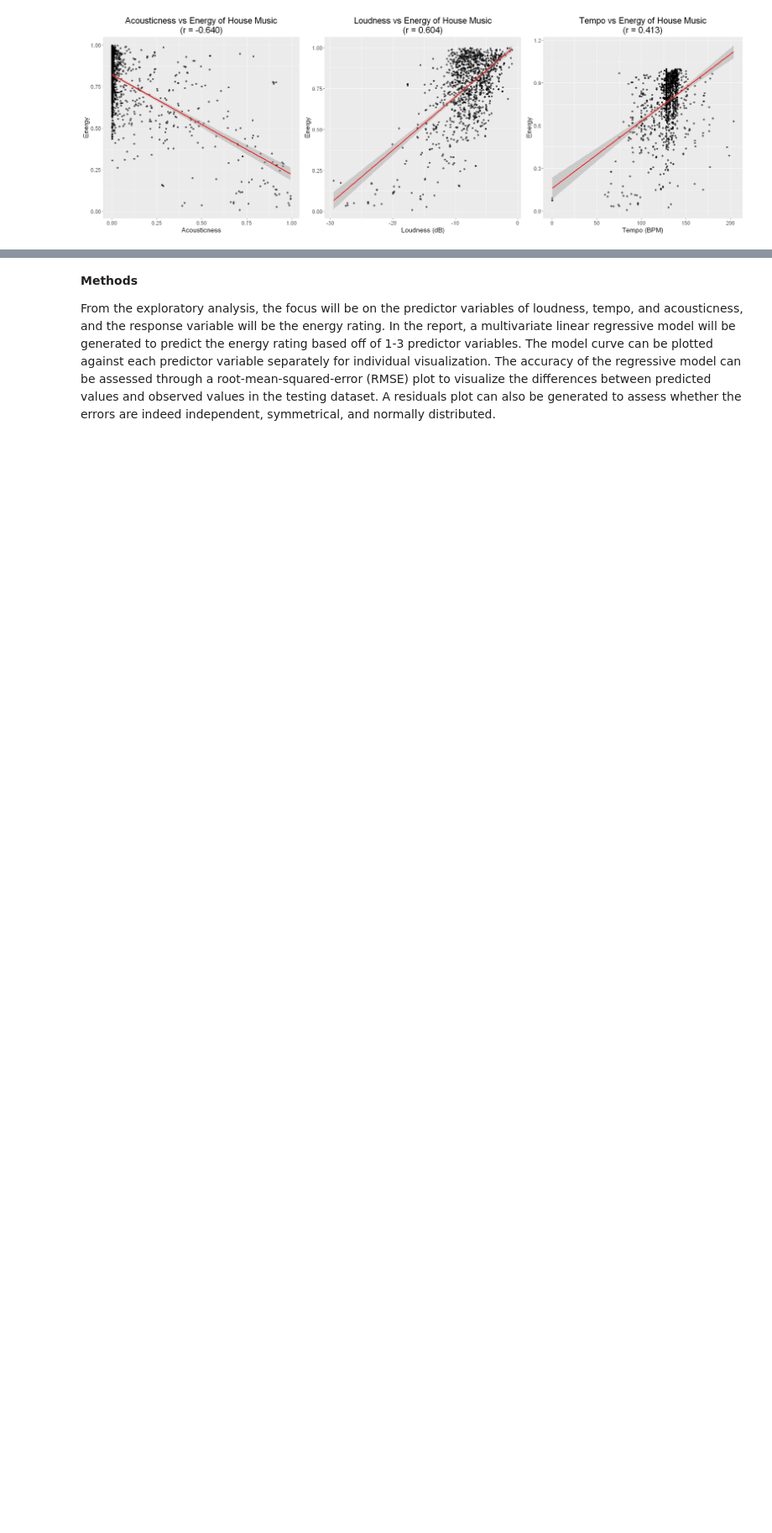
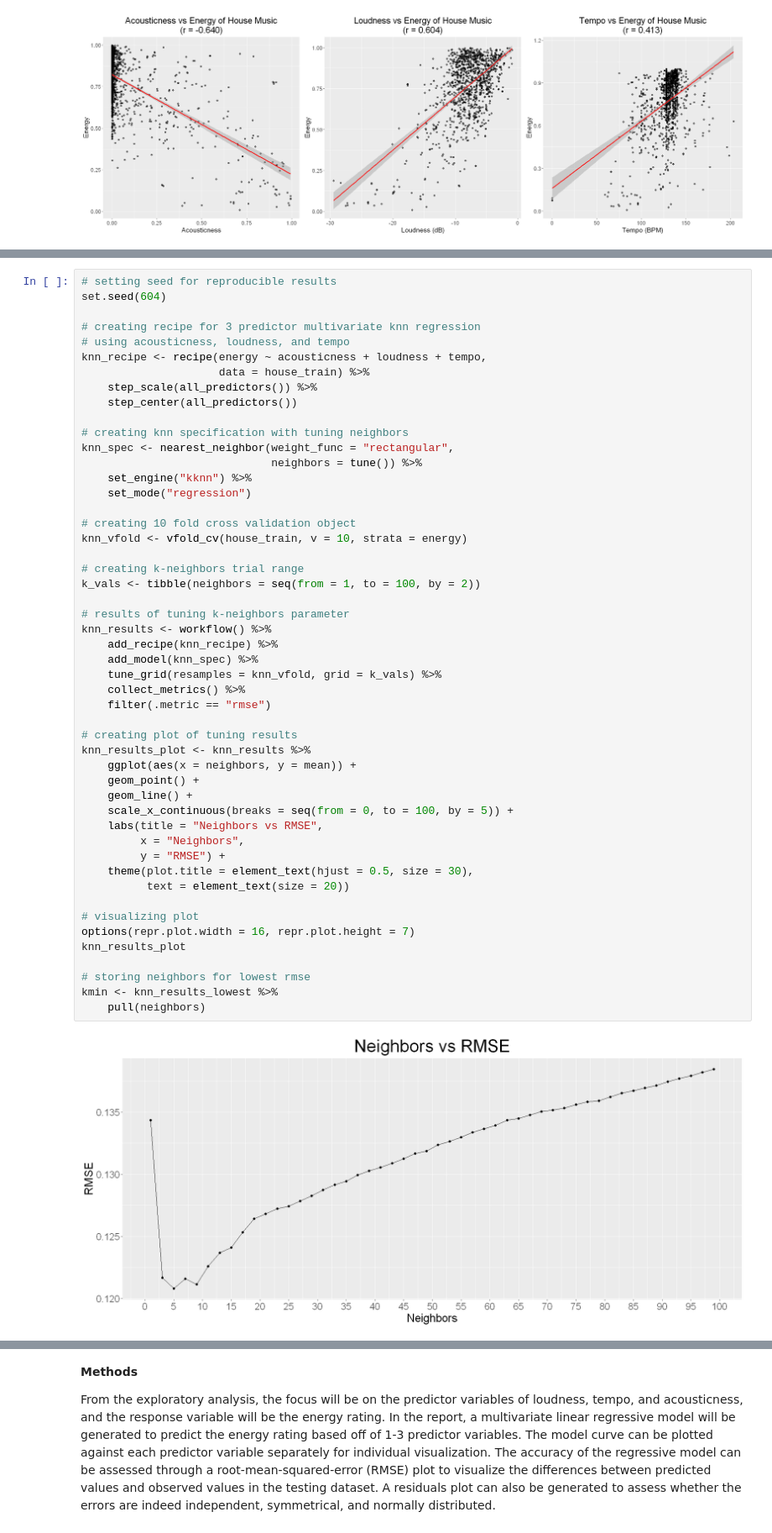
Before and after one commit to pat-ok/DSCI100_predictive_statistics_project, a Jupyter notebook: DSCI100 Project.ipynb, the cells around one changed output, grey strips where cells are left out. Shown: that part at 84% size. Cells and saved outputs as stored; diff of their text form; blank space fills up the shorter version.

```diff
--- a/DSCI100 Project.ipynb
+++ b/DSCI100 Project.ipynb
@@ -457,0 +416,52 @@ A tibble: 1202 × 9
+# %%
+# setting seed for reproducible results
+set.seed(604)
+
+# creating recipe for 3 predictor multivariate knn regression
+# using acousticness, loudness, and tempo
+knn_recipe <- recipe(energy ~ acousticness + loudness + tempo,
+                     data = house_train) %>%
+    step_scale(all_predictors()) %>%
+    step_center(all_predictors())
+
+# creating knn specification with tuning neighbors
+knn_spec <- nearest_neighbor(weight_func = "rectangular",
+                             neighbors = tune()) %>%
+    set_engine("kknn") %>%
+    set_mode("regression")
+
+# creating 10 fold cross validation object
+knn_vfold <- vfold_cv(house_train, v = 10, strata = energy)
+
+# creating k-neighbors trial range
+k_vals <- tibble(neighbors = seq(from = 1, to = 100, by = 2))
+
+# results of tuning k-neighbors parameter
+knn_results <- workflow() %>%
+    add_recipe(knn_recipe) %>%
+    add_model(knn_spec) %>%
+    tune_grid(resamples = knn_vfold, grid = k_vals) %>%
+    collect_metrics() %>%
+    filter(.metric == "rmse")
+
+# creating plot of tuning results
+knn_results_plot <- knn_results %>%
+    ggplot(aes(x = neighbors, y = mean)) +
+    geom_point() +
+    geom_line() +
+    scale_x_continuous(breaks = seq(from = 0, to = 100, by = 5)) +
+    labs(title = "Neighbors vs RMSE",
+         x = "Neighbors",
+         y = "RMSE") +
+    theme(plot.title = element_text(hjust = 0.5, size = 30),
+          text = element_text(size = 20))
+
+# visualizing plot
+options(repr.plot.width = 16, repr.plot.height = 7)
+knn_results_plot
+
+# storing neighbors for lowest rmse
+kmin <- knn_results_lowest %>%
+    pull(neighbors)
+# %% [output]
+[figure, added]
```
Also changed, not shown: parts of 18 cells of this notebook.
